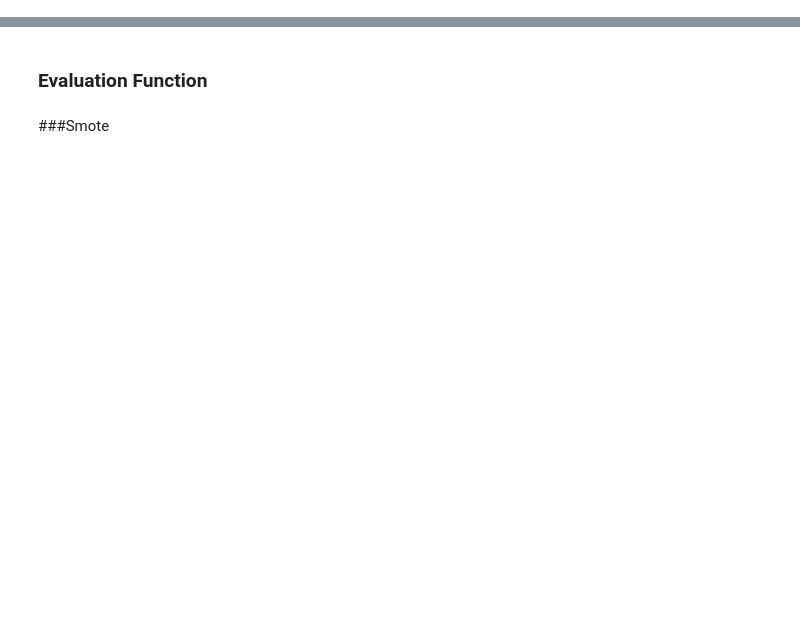
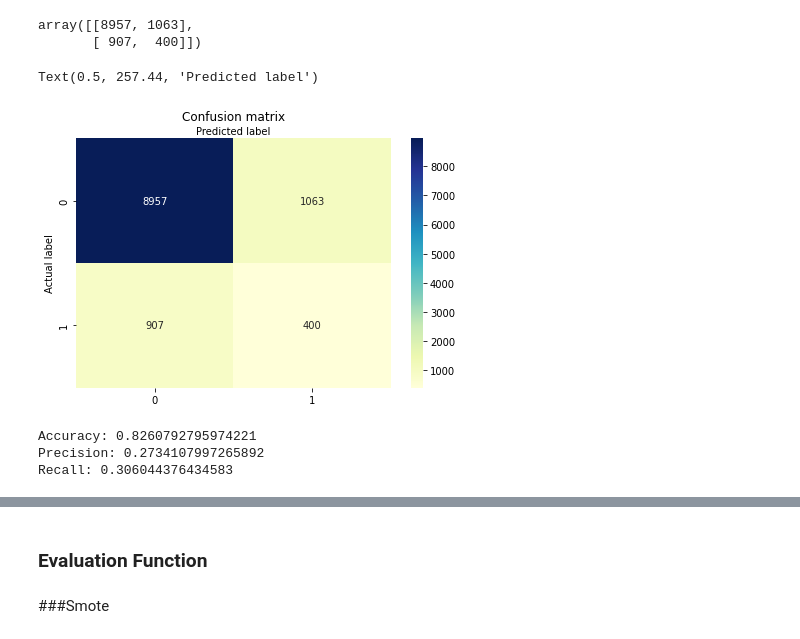
Before and after one commit to mulcahrj/DATA6545_Final, a Jupyter notebook: Decision_Tree.ipynb, the cells around one changed output, grey strips where cells are left out. Drawn from its saved outputs; the diff is of its cells as text; code cells hidden in the pictures; blank space fills up the shorter version.

```diff
--- a/Decision_Tree.ipynb
+++ b/Decision_Tree.ipynb
@@ -69,0 +88,15 @@ from imblearn.over_sampling import SMOTE
+# %%
+X_train = features_train.iloc[:,:-1].values
+y_train = features_train.iloc[:,-1].values
+
+X_test = features_test.iloc[:,:-1].values
+y_test = features_test.iloc[:,-1].values
+# %%
+#Create a Gaussian Classifier
+clf = DecisionTreeClassifier()
+
+#Train the model using the training sets
+clf.fit(X_train, y_train)
+
+#Predict the response for test dataset
+y_pred = clf.predict(X_test)
@@ -69,0 +114,32 @@ from imblearn.over_sampling import SMOTE
+# %%
+cnf_matrix = metrics.confusion_matrix(y_test, y_pred)
+cnf_matrix
+# %% [output]
+array([[8957, 1063],
+       [ 907,  400]])
+# %%
+import seaborn as sns
+import matplotlib.pyplot as plt
+class_names=[0,1] # name  of classes
+fig, ax = plt.subplots()
+tick_marks = np.arange(len(class_names))
+plt.xticks(tick_marks, class_names)
+plt.yticks(tick_marks, class_names)
+# create heatmap
+sns.heatmap(pd.DataFrame(cnf_matrix), annot=True, cmap="YlGnBu" ,fmt='g')
+ax.xaxis.set_label_position("top")
+plt.tight_layout()
+plt.title('Confusion matrix', y=1.1)
+plt.ylabel('Actual label')
+plt.xlabel('Predicted label')
+# %% [output]
+Text(0.5, 257.44, 'Predicted label')
+[figure, added]
+# %%
+print("Accuracy:",metrics.accuracy_score(y_test, y_pred))
+print("Precision:",metrics.precision_score(y_test, y_pred))
+print("Recall:",metrics.recall_score(y_test, y_pred))
+# %% [output]
+Accuracy: 0.8260792795974221
+Precision: 0.2734107997265892
+Recall: 0.306044376434583
```
Also changed, not shown: parts of 16 cells of this notebook.
